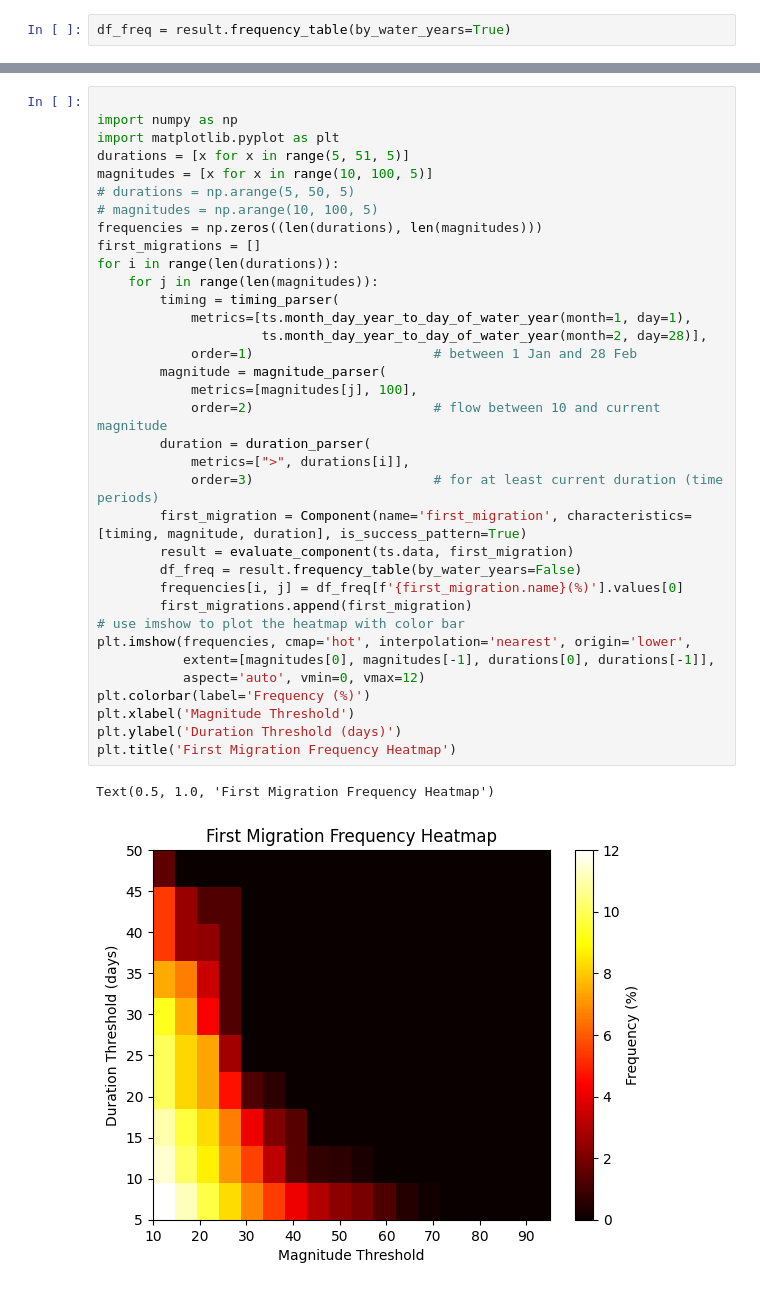
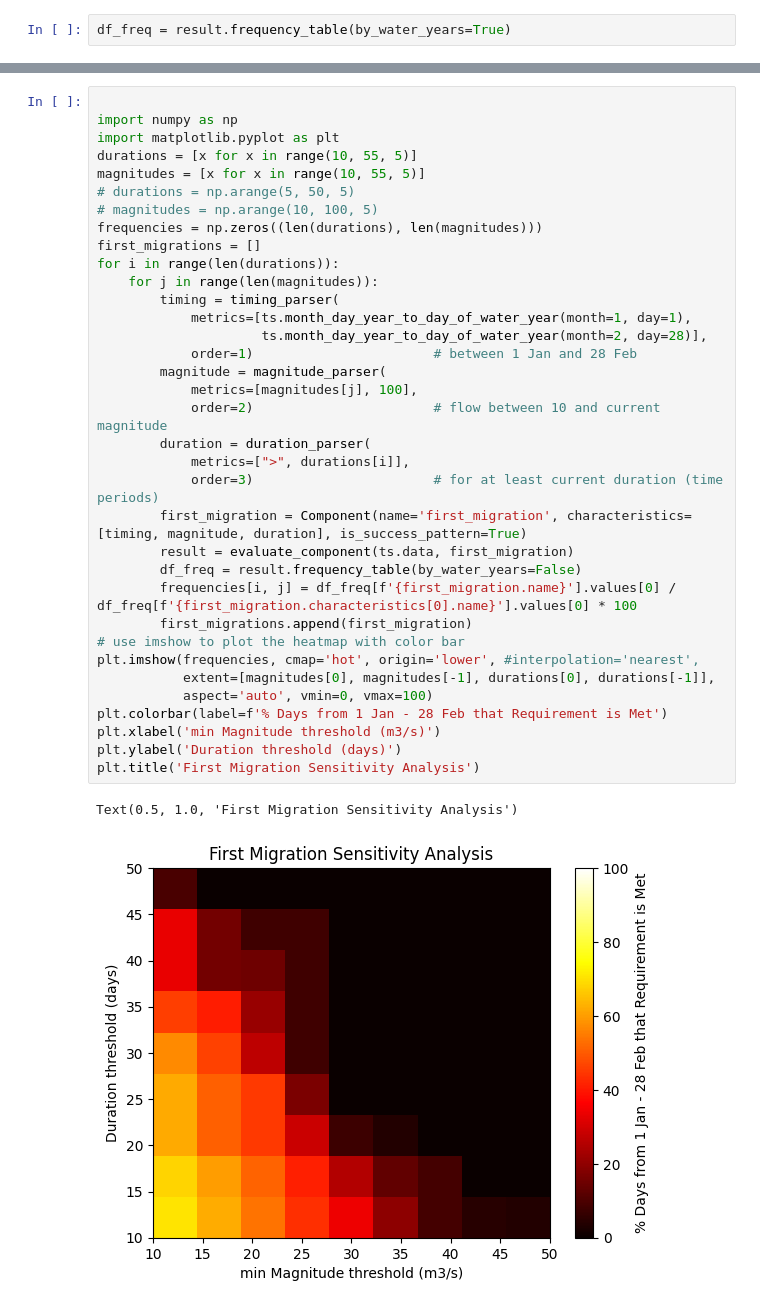
Before and after one commit to JohnRushKucharski/hydropattern, a Jupyter notebook: examples/frio/frio.ipynb, the cells around one changed output, grey strips where cells are left out. Cells and saved outputs as stored; diff of their text form.

```diff
--- a/examples/frio/frio.ipynb
+++ b/examples/frio/frio.ipynb
@@ -120,38 +120,38 @@ df_round_freq.head(len(df_freq))
 # %%
 
 import numpy as np
 import matplotlib.pyplot as plt
-durations = [x for x in range(5, 51, 5)]
-magnitudes = [x for x in range(10, 100, 5)]
+durations = [x for x in range(10, 55, 5)]
+magnitudes = [x for x in range(10, 55, 5)]
 # durations = np.arange(5, 50, 5)
 # magnitudes = np.arange(10, 100, 5)
 frequencies = np.zeros((len(durations), len(magnitudes)))
 first_migrations = []
 for i in range(len(durations)):
     for j in range(len(magnitudes)):
         timing = timing_parser(
             metrics=[ts.month_day_year_to_day_of_water_year(month=1, day=1),
                      ts.month_day_year_to_day_of_water_year(month=2, day=28)],
             order=1)                       # between 1 Jan and 28 Feb
         magnitude = magnitude_parser(
             metrics=[magnitudes[j], 100],
             order=2)                       # flow between 10 and current magnitude
         duration = duration_parser(
             metrics=[">", durations[i]],
             order=3)                       # for at least current duration (time periods)
         first_migration = Component(name='first_migration', characteristics=[timing, magnitude, duration], is_success_pattern=True)
         result = evaluate_component(ts.data, first_migration)
         df_freq = result.frequency_table(by_water_years=False)
-        frequencies[i, j] = df_freq[f'{first_migration.name}(%)'].values[0]
+        frequencies[i, j] = df_freq[f'{first_migration.name}'].values[0] / df_freq[f'{first_migration.characteristics[0].name}'].values[0] * 100
         first_migrations.append(first_migration)
 # use imshow to plot the heatmap with color bar
-plt.imshow(frequencies, cmap='hot', interpolation='nearest', origin='lower',
+plt.imshow(frequencies, cmap='hot', origin='lower', #interpolation='nearest',
            extent=[magnitudes[0], magnitudes[-1], durations[0], durations[-1]],
-           aspect='auto', vmin=0, vmax=12)
-plt.colorbar(label='Frequency (%)')
-plt.xlabel('Magnitude Threshold')
-plt.ylabel('Duration Threshold (days)')
-plt.title('First Migration Frequency Heatmap')
+           aspect='auto', vmin=0, vmax=100)
+plt.colorbar(label=f'% Days from 1 Jan - 28 Feb that Requirement is Met')
+plt.xlabel('min Magnitude threshold (m3/s)')
+plt.ylabel('Duration threshold (days)')
+plt.title('First Migration Sensitivity Analysis')
 # %% [output]
-Text(0.5, 1.0, 'First Migration Frequency Heatmap')
+Text(0.5, 1.0, 'First Migration Sensitivity Analysis')
-[figure, old version]
+[figure, new version]
```
Also changed, not shown: 3 other files.
